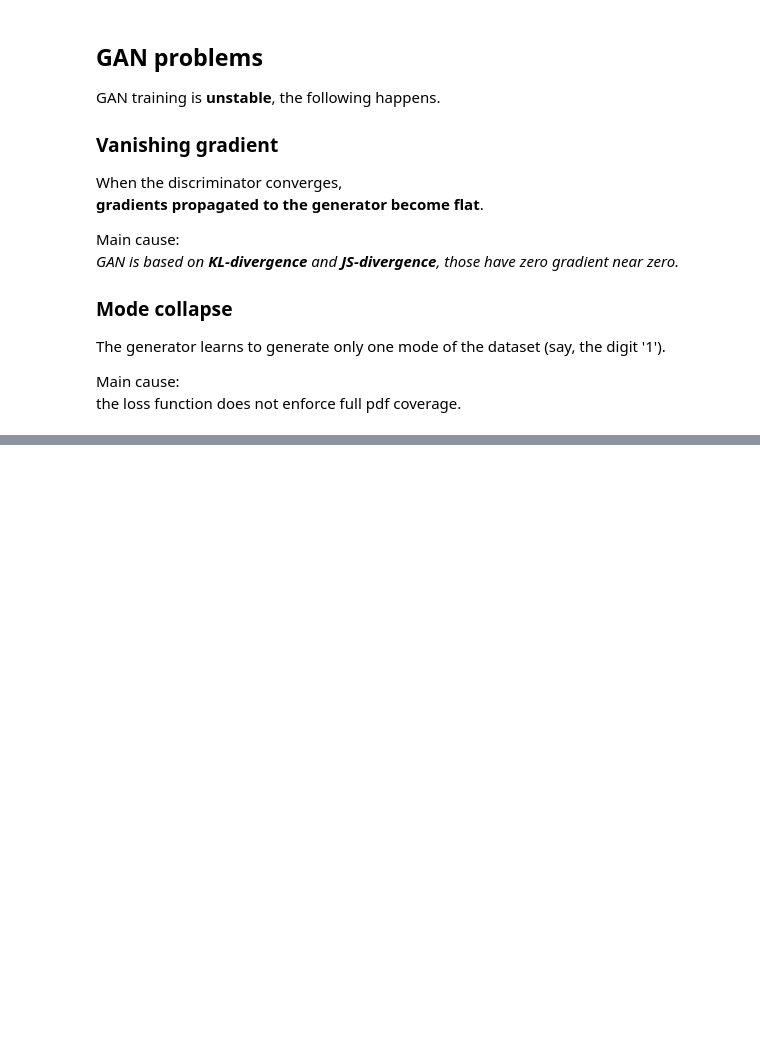
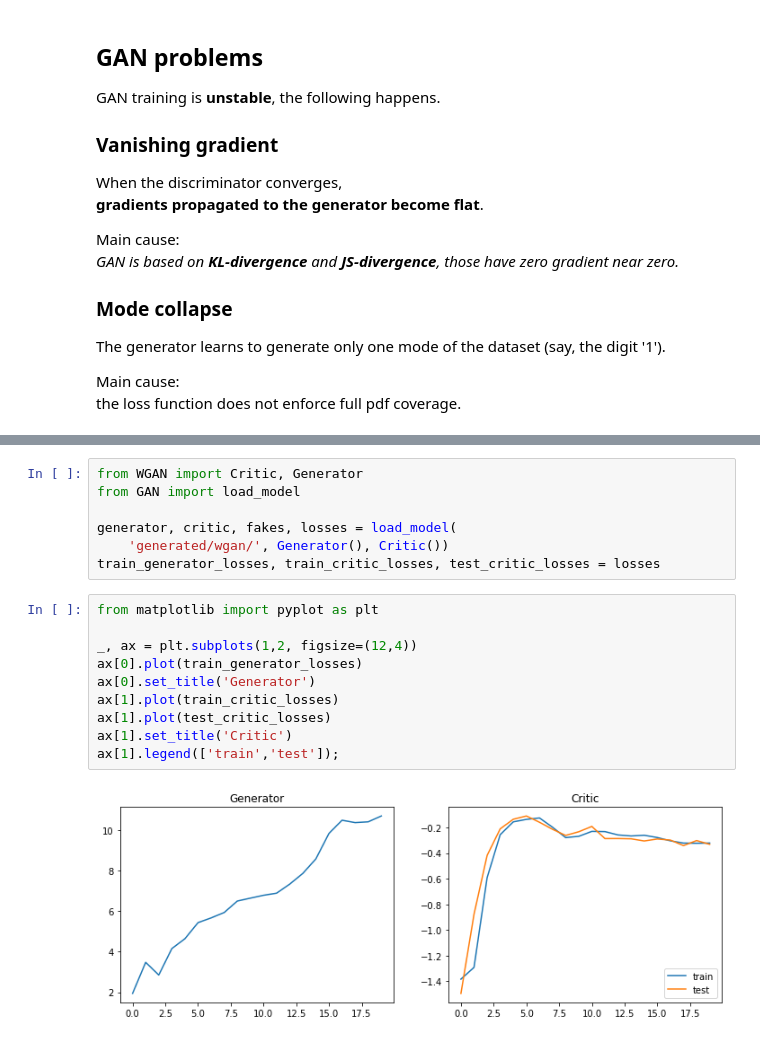
Before and after one commit to ilgabbio/meetup-generative-models, a Jupyter notebook: 09_WGAN.ipynb, the cells around one changed output, grey strips where cells are left out. Saved outputs shown, nothing was run; the diff lists cells and outputs as text; blank space fills up the shorter version.

```diff
--- a/09_WGAN.ipynb
+++ b/09_WGAN.ipynb
@@ -99,0 +134,19 @@ Minor architecture improvements:
+# %%
+from WGAN import Critic, Generator
+from GAN import load_model
+
+generator, critic, fakes, losses = load_model(
+    'generated/wgan/', Generator(), Critic())
+train_generator_losses, train_critic_losses, test_critic_losses = losses
+# %%
+from matplotlib import pyplot as plt
+
+_, ax = plt.subplots(1,2, figsize=(12,4))
+ax[0].plot(train_generator_losses)
+ax[0].set_title('Generator')
+ax[1].plot(train_critic_losses)
+ax[1].plot(test_critic_losses)
+ax[1].set_title('Critic')
+ax[1].legend(['train','test']);
+# %% [output]
+[figure, added]
```
Also changed, not shown: parts of 13 cells of this notebook, 8 other files.
